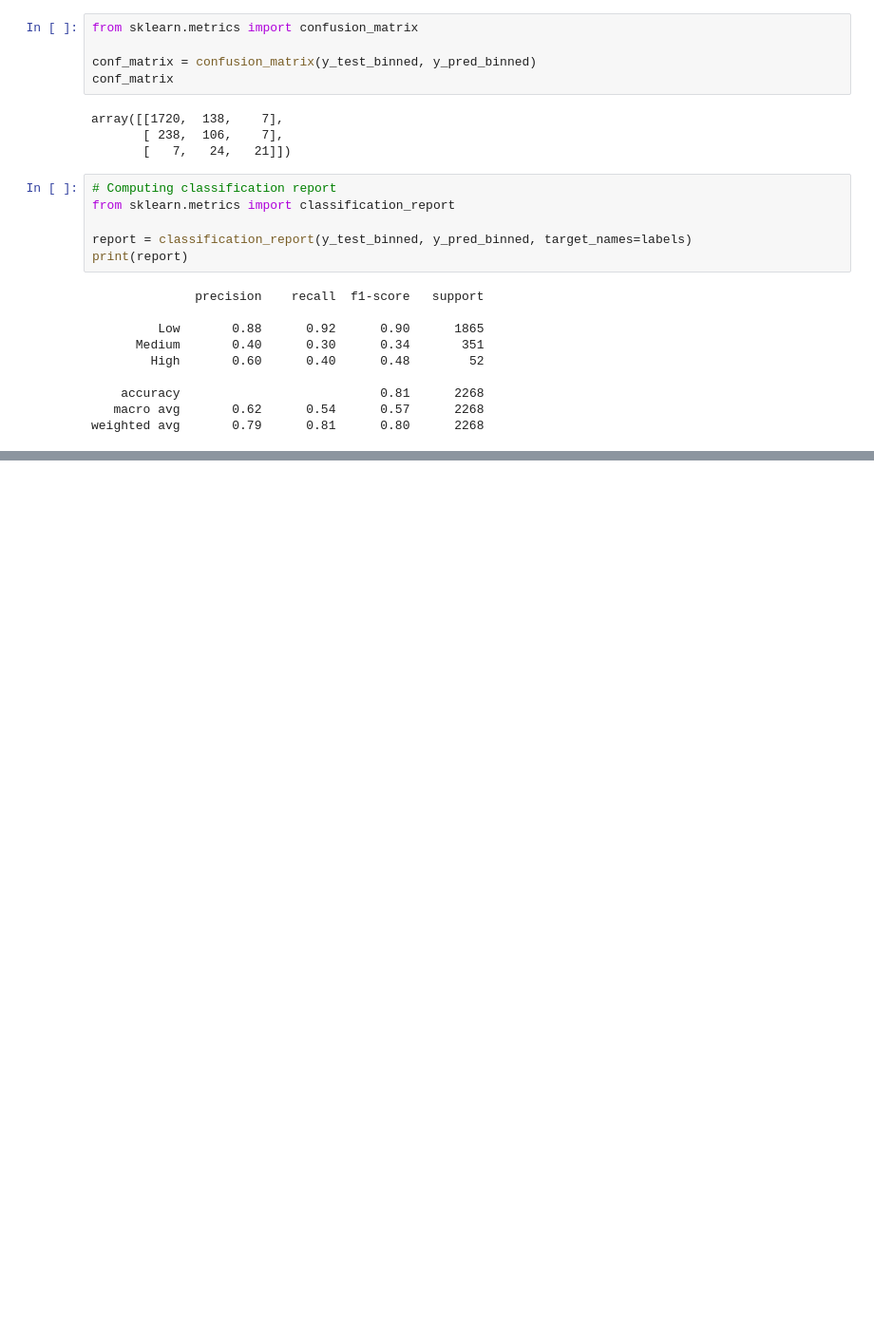
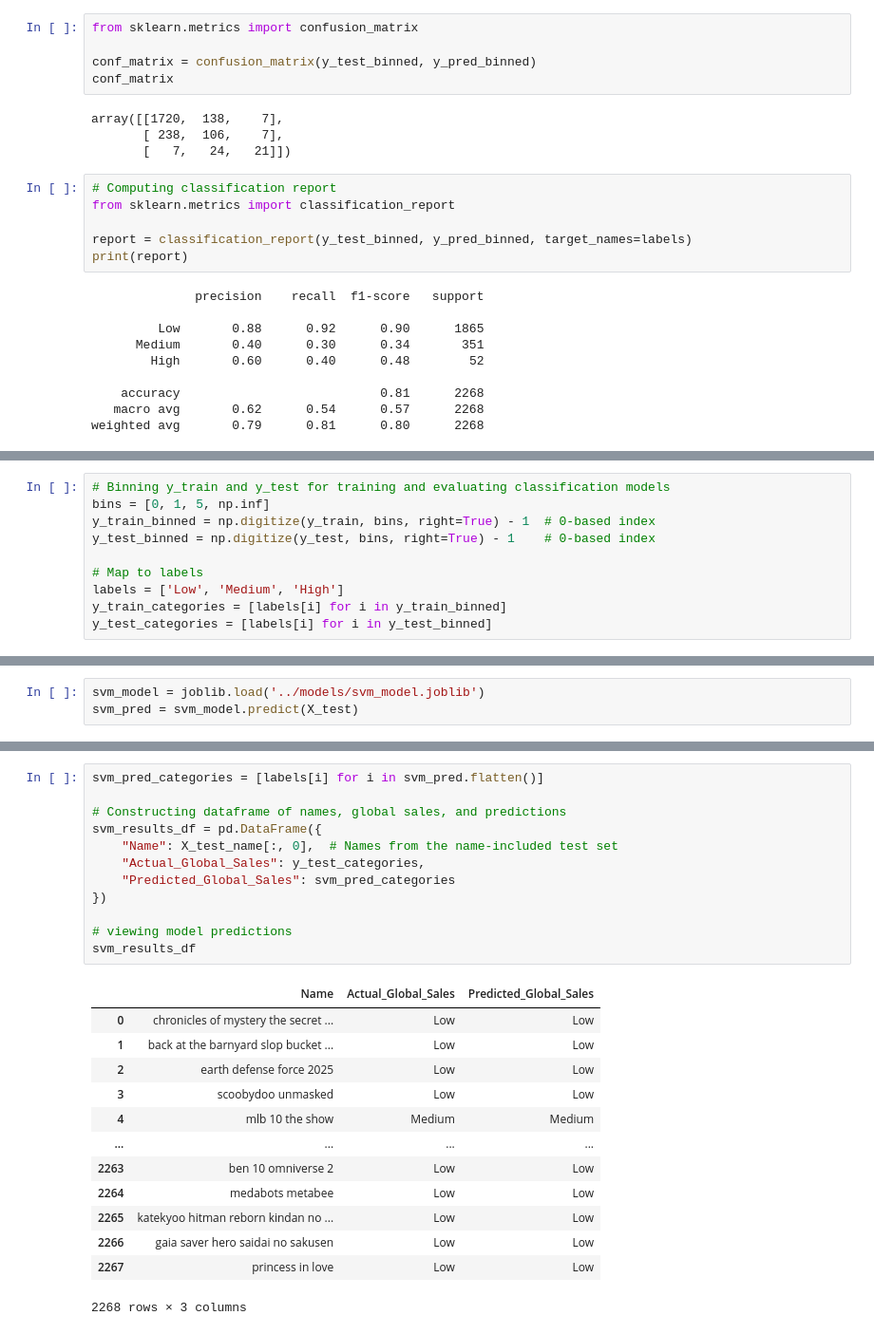
Before and after one commit to maxaclark/forecasting-video-game-sales, a Jupyter notebook: notebooks/ML_pipeline.ipynb, the cells around one changed output, grey strips where cells are left out. Shown at 95% size. Drawn from its saved outputs; the diff is of its cells as text; blank space fills up the shorter version.

Commit message:
SVM model and results

```diff
--- a/notebooks/ML_pipeline.ipynb
+++ b/notebooks/ML_pipeline.ipynb
@@ -821,0 +824,10 @@ weighted avg       0.79      0.81      0.80      2268
+# %%
+# Binning y_train and y_test for training and evaluating classification models
+bins = [0, 1, 5, np.inf]
+y_train_binned = np.digitize(y_train, bins, right=True) - 1  # 0-based index
+y_test_binned = np.digitize(y_test, bins, right=True) - 1    # 0-based index
+
+# Map to labels
+labels = ['Low', 'Medium', 'High']
+y_train_categories = [labels[i] for i in y_train_binned]
+y_test_categories = [labels[i] for i in y_test_binned]
@@ -821,0 +859,3 @@ weighted avg       0.79      0.81      0.80      2268
+# %%
+svm_model = joblib.load('../models/svm_model.joblib')
+svm_pred = svm_model.predict(X_test)
@@ -821,0 +884,26 @@ weighted avg       0.79      0.81      0.80      2268
+# %%
+svm_pred_categories = [labels[i] for i in svm_pred.flatten()]
+
+# Constructing dataframe of names, global sales, and predictions
+svm_results_df = pd.DataFrame({
+    "Name": X_test_name[:, 0],  # Names from the name-included test set
+    "Actual_Global_Sales": y_test_categories,
+    "Predicted_Global_Sales": svm_pred_categories
+})
+
+# viewing model predictions
+svm_results_df
+# %% [output]
+|  | Name | Actual_Global_Sales | Predicted_Global_Sales |
+| 0 | chronicles of mystery the secret ... | Low | Low |
+| 1 | back at the barnyard slop bucket ... | Low | Low |
+| 2 | earth defense force 2025 | Low | Low |
+| 3 | scoobydoo unmasked | Low | Low |
+| 4 | mlb 10 the show | Medium | Medium |
+| ... | ... | ... | ... |
+| 2263 | ben 10 omniverse 2 | Low | Low |
+| 2264 | medabots metabee | Low | Low |
+| 2265 | katekyoo hitman reborn kindan no ... | Low | Low |
+| 2266 | gaia saver hero saidai no sakusen | Low | Low |
+| 2267 | princess in love | Low | Low |
+2268 rows × 3 columns
```
Also changed, not shown: parts of 8 cells of this notebook, 1 other file.
